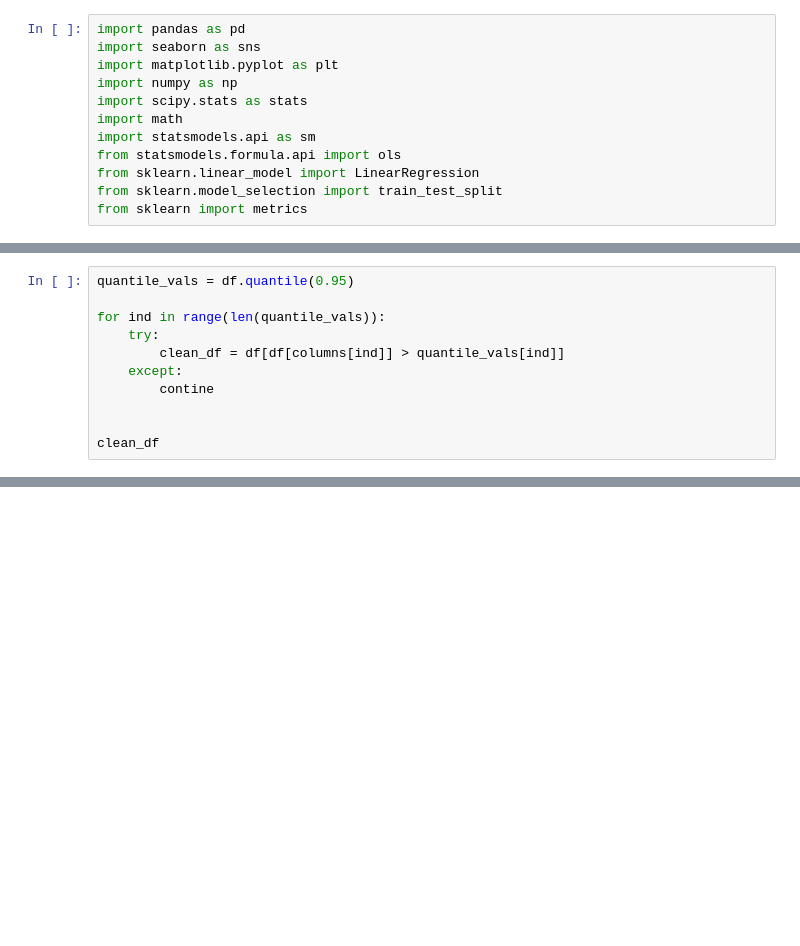
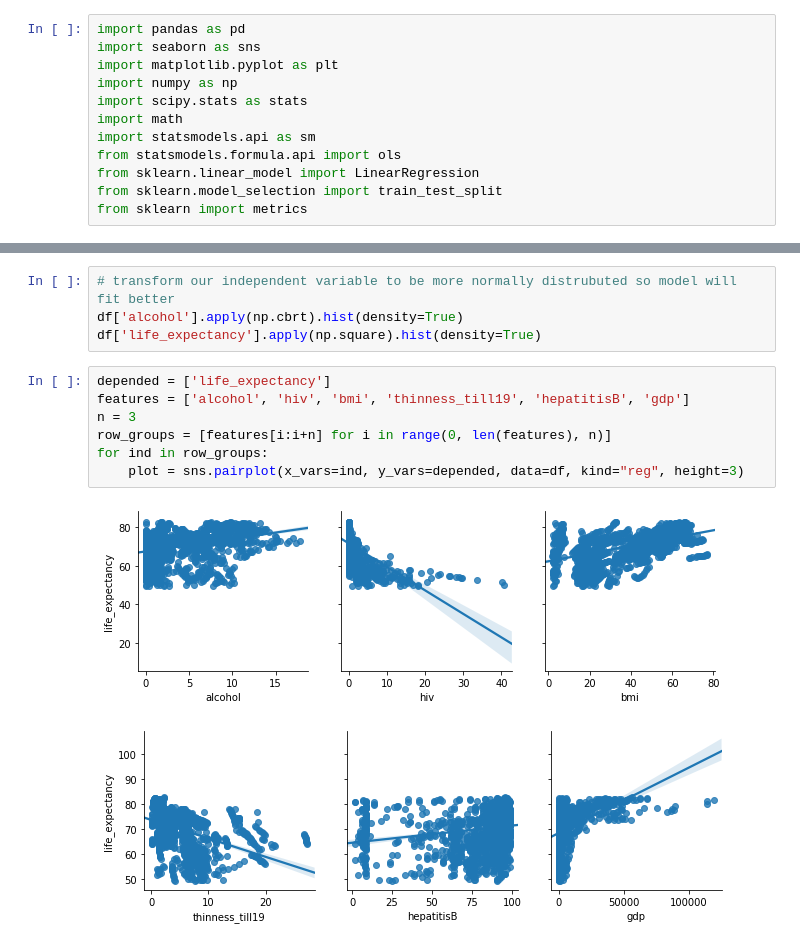
Before and after one commit to DaggerForce/Life_Expectancy_Project, a Jupyter notebook: infant_mortality.ipynb, the cells around one changed output, grey strips where cells are left out. Cells and saved outputs as stored; diff of their text form; blank space fills up the shorter version.

```diff
--- a/infant_mortality.ipynb
+++ b/infant_mortality.ipynb
@@ -30,11 +14,0 @@ AttributeError: Cannot access attribute 'shape' of 'DataFrameGroupBy' objects, t
-# %%
-quantile_vals = df.quantile(0.95)
-
-for ind in range(len(quantile_vals)):
-    try:
-        clean_df = df[df[columns[ind]] > quantile_vals[ind]]
-    except:
-        contine
-
-
-clean_df
@@ -42,0 +110,14 @@ clean_df
+# %%
+# transform our independent variable to be more normally distrubuted so model will fit better
+df['alcohol'].apply(np.cbrt).hist(density=True)
+df['life_expectancy'].apply(np.square).hist(density=True)
+# %%
+depended = ['life_expectancy']
+features = ['alcohol', 'hiv', 'bmi', 'thinness_till19', 'hepatitisB', 'gdp']
+n = 3
+row_groups = [features[i:i+n] for i in range(0, len(features), n)]
+for ind in row_groups:
+    plot = sns.pairplot(x_vars=ind, y_vars=depended, data=df, kind="reg", height=3)
+# %% [output]
+[figure, added]
+[figure, added]
```
Also changed, not shown: parts of 15 cells of this notebook.
